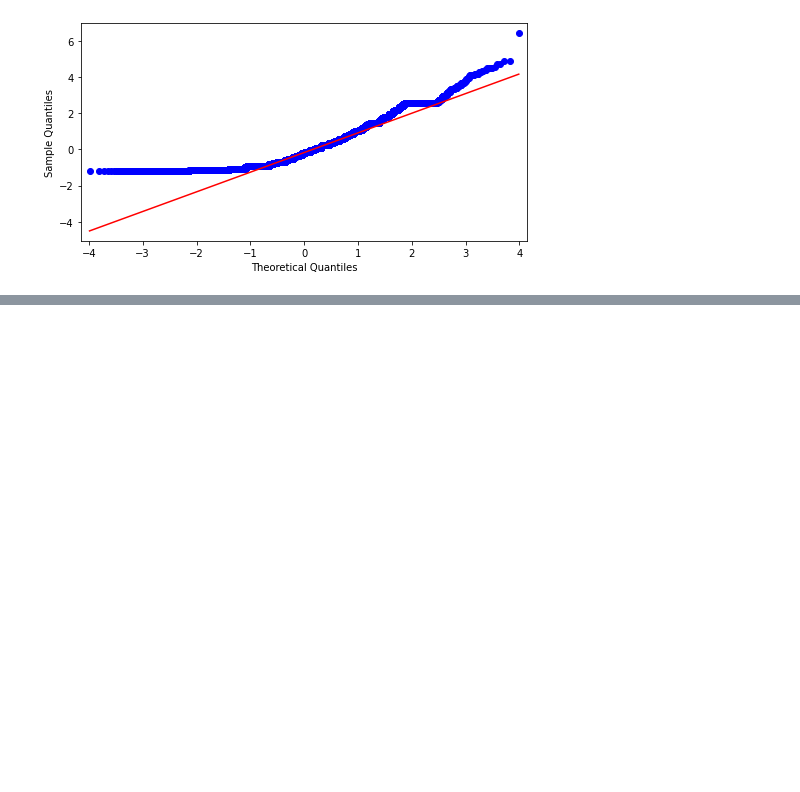
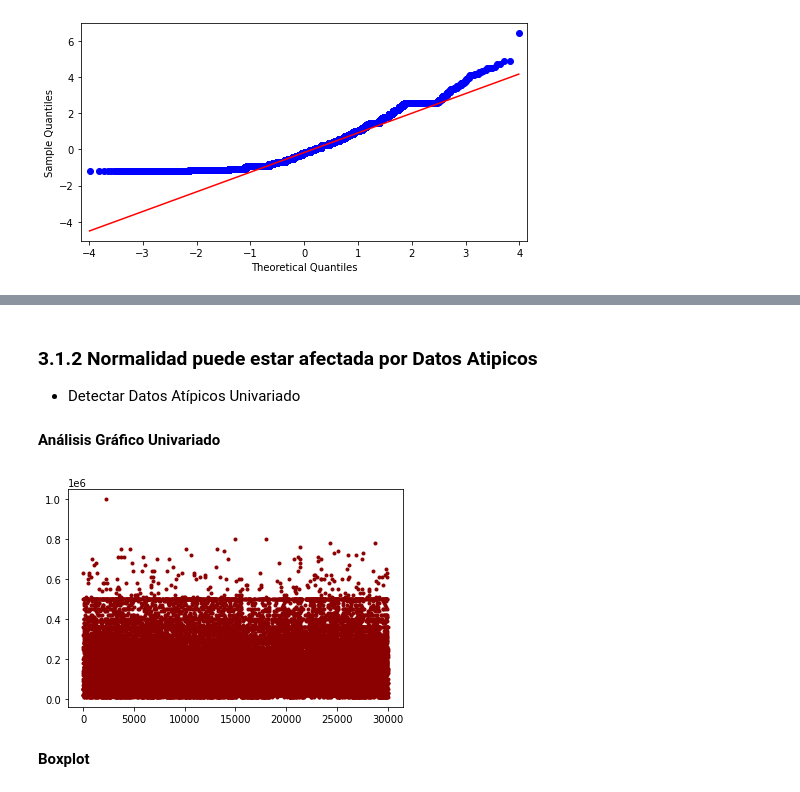
Before and after one commit to Oscar19922017/ProyectoBancoAmerica, a Jupyter notebook: ProyectoBancoAmerica2022.ipynb, the cells around one changed output, grey strips where cells are left out. Cells and saved outputs as stored; diff of their text form; code cells hidden in the pictures; blank space fills up the shorter version.

```diff
--- a/ProyectoBancoAmerica2022.ipynb
+++ b/ProyectoBancoAmerica2022.ipynb
@@ -318,0 +370,13 @@ sm.qqplot(MontoCredito,fit=True,line="q",ax=ax)
+# %% [markdown]
+### 3.1.2 **Normalidad puede estar afectada por Datos Atipicos**
+
+* Detectar Datos Atípicos Univariado
+# %% [markdown]
+**Análisis Gráfico Univariado**
+# %%
+plt.plot(MontoCredito,".",color="darkred")
+plt.show()
+# %% [output]
+[figure, added]
+# %% [markdown]
+**Boxplot**
```
Also changed, not shown: parts of 56 cells of this notebook.
